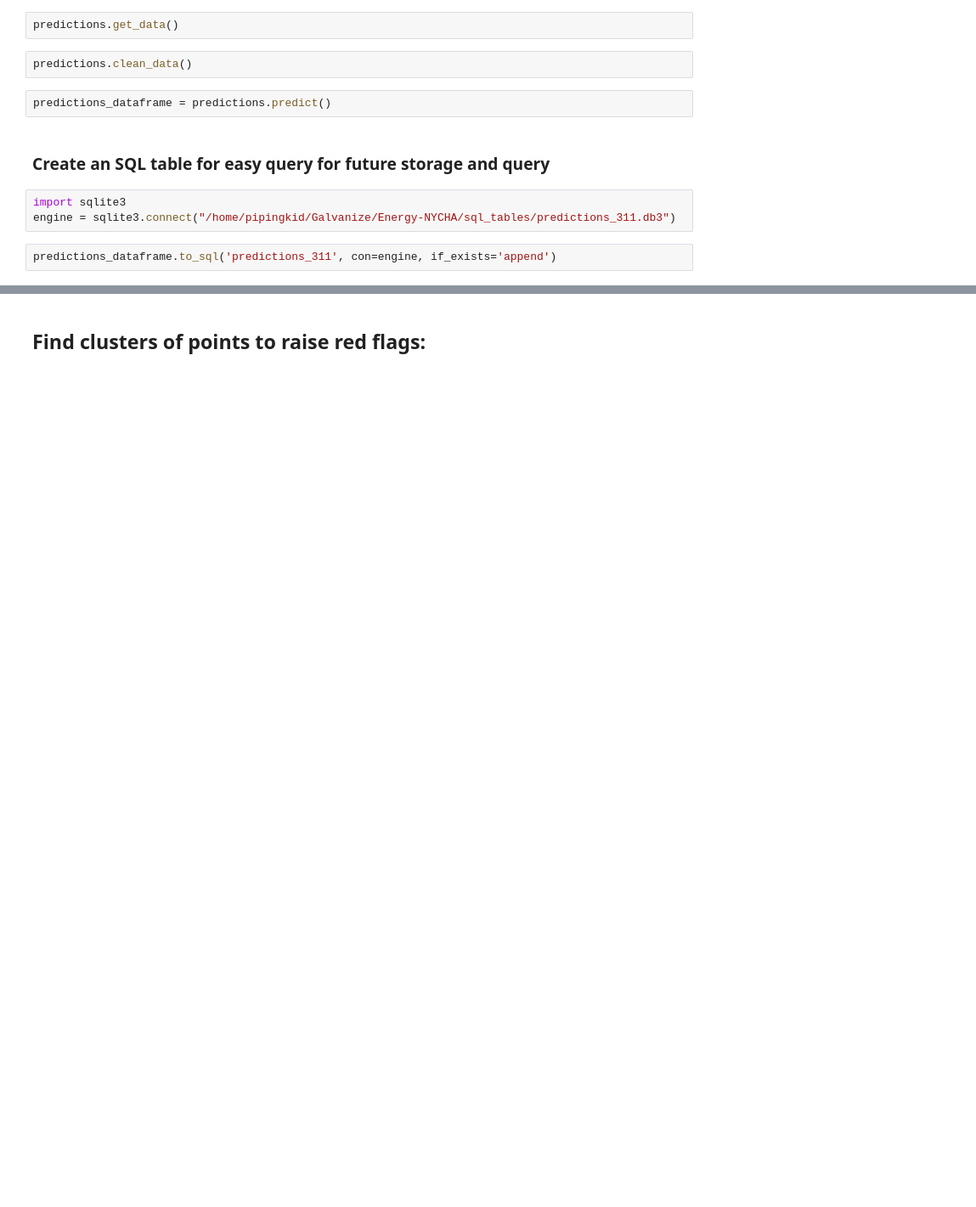
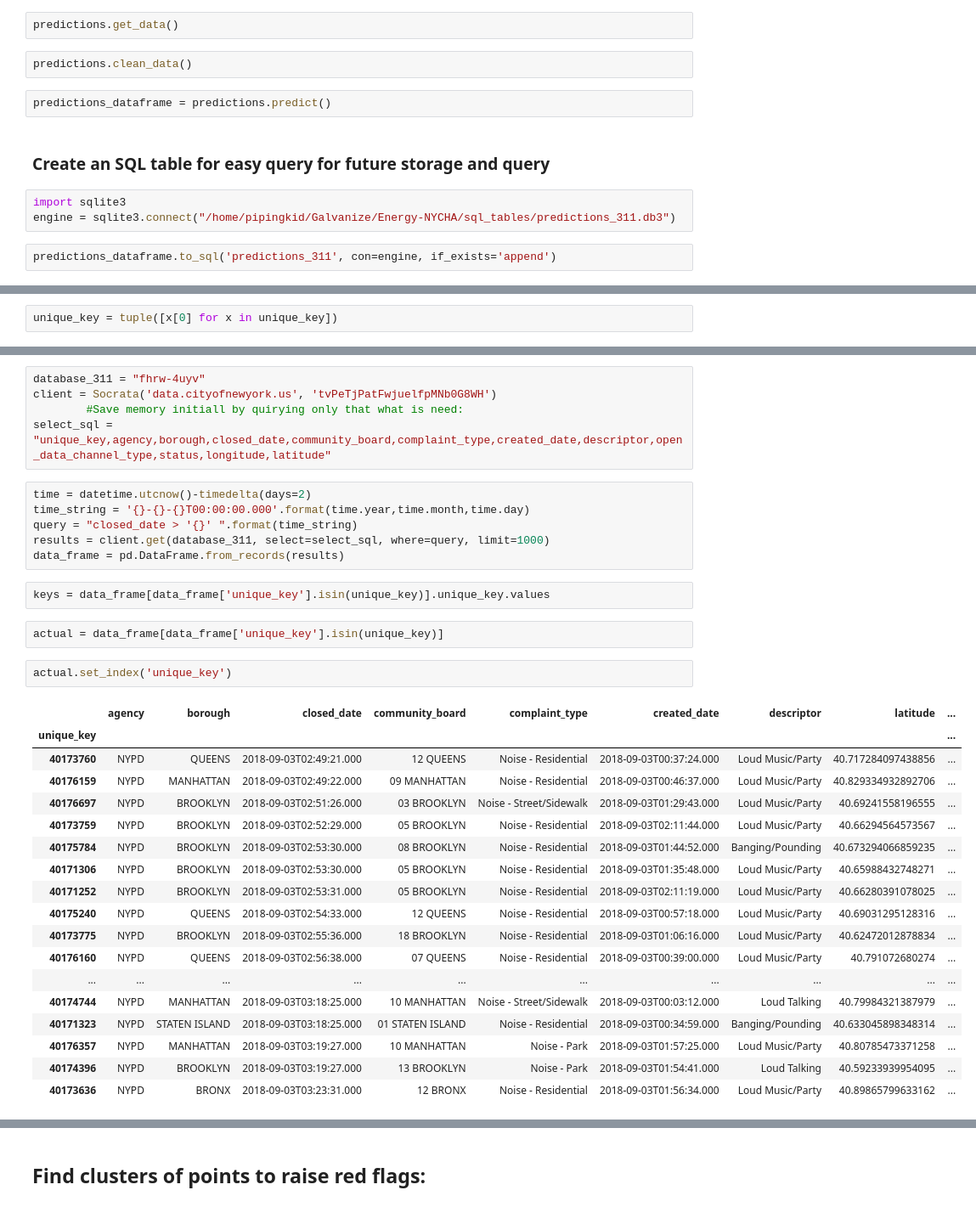
Before and after one commit to NickelousTex/Energy-NYCHA, a Jupyter notebook: EDA/MVP.ipynb, the cells around one changed output, grey strips where cells are left out. Shown at 85% size. Cells and saved outputs as stored; diff of their text form; blank space fills up the shorter version.

```diff
--- a/EDA/MVP.ipynb
+++ b/EDA/MVP.ipynb
@@ -513,0 +516,2 @@ engine.execute("SELECT *FROM predictions_311").fetchall()
+# %%
+unique_key = tuple([x[0] for x in unique_key])
@@ -513,0 +538,36 @@ engine.execute("SELECT *FROM predictions_311").fetchall()
+# %%
+database_311 = "fhrw-4uyv"
+client = Socrata('data.cityofnewyork.us', 'tvPeTjPatFwjuelfpMNb0G8WH')
+        #Save memory initiall by quirying only that what is need:
+select_sql = "unique_key,agency,borough,closed_date,community_board,complaint_type,created_date,descriptor,open_data_channel_type,status,longitude,latitude"
+# %%
+time = datetime.utcnow()-timedelta(days=2)
+time_string = '{}-{}-{}T00:00:00.000'.format(time.year,time.month,time.day)
+query = "closed_date > '{}' ".format(time_string)
+results = client.get(database_311, select=select_sql, where=query, limit=1000)
+data_frame = pd.DataFrame.from_records(results)
+# %%
+keys = data_frame[data_frame['unique_key'].isin(unique_key)].unique_key.values
+# %%
+actual = data_frame[data_frame['unique_key'].isin(unique_key)]
+# %%
+actual.set_index('unique_key')
+# %% [output]
+|  | agency | borough | closed_date | community_board | complaint_type | created_date | descriptor | latitude | ... |
+| unique_key |  |  |  |  |  |  |  |  | ... |
+| 40173760 | NYPD | QUEENS | 2018-09-03T02:49:21.000 | 12 QUEENS | Noise - Residential | 2018-09-03T00:37:24.000 | Loud Music/Party | 40.717284097438856 | ... |
+| 40176159 | NYPD | MANHATTAN | 2018-09-03T02:49:22.000 | 09 MANHATTAN | Noise - Residential | 2018-09-03T00:46:37.000 | Loud Music/Party | 40.829334932892706 | ... |
+| 40176697 | NYPD | BROOKLYN | 2018-09-03T02:51:26.000 | 03 BROOKLYN | Noise - Street/Sidewalk | 2018-09-03T01:29:43.000 | Loud Music/Party | 40.69241558196555 | ... |
+| 40173759 | NYPD | BROOKLYN | 2018-09-03T02:52:29.000 | 05 BROOKLYN | Noise - Residential | 2018-09-03T02:11:44.000 | Loud Music/Party | 40.66294564573567 | ... |
+| 40175784 | NYPD | BROOKLYN | 2018-09-03T02:53:30.000 | 08 BROOKLYN | Noise - Residential | 2018-09-03T01:44:52.000 | Banging/Pounding | 40.673294066859235 | ... |
+| 40171306 | NYPD | BROOKLYN | 2018-09-03T02:53:30.000 | 05 BROOKLYN | Noise - Residential | 2018-09-03T01:35:48.000 | Loud Music/Party | 40.65988432748271 | ... |
+| 40171252 | NYPD | BROOKLYN | 2018-09-03T02:53:31.000 | 05 BROOKLYN | Noise - Residential | 2018-09-03T02:11:19.000 | Loud Music/Party | 40.66280391078025 | ... |
+| 40175240 | NYPD | QUEENS | 2018-09-03T02:54:33.000 | 12 QUEENS | Noise - Residential | 2018-09-03T00:57:18.000 | Loud Music/Party | 40.69031295128316 | ... |
+| 40173775 | NYPD | BROOKLYN | 2018-09-03T02:55:36.000 | 18 BROOKLYN | Noise - Residential | 2018-09-03T01:06:16.000 | Loud Music/Party | 40.62472012878834 | ... |
+| 40176160 | NYPD | QUEENS | 2018-09-03T02:56:38.000 | 07 QUEENS | Noise - Residential | 2018-09-03T00:39:00.000 | Loud Music/Party | 40.791072680274 | ... |
+| ... | ... | ... | ... | ... | ... | ... | ... | ... | ... |
+| 40174744 | NYPD | MANHATTAN | 2018-09-03T03:18:25.000 | 10 MANHATTAN | Noise - Street/Sidewalk | 2018-09-03T00:03:12.000 | Loud Talking | 40.79984321387979 | ... |
+| 40171323 | NYPD | STATEN ISLAND | 2018-09-03T03:18:25.000 | 01 STATEN ISLAND | Noise - Residential | 2018-09-03T00:34:59.000 | Banging/Pounding | 40.633045898348314 | ... |
+| 40176357 | NYPD | MANHATTAN | 2018-09-03T03:19:27.000 | 10 MANHATTAN | Noise - Park | 2018-09-03T01:57:25.000 | Loud Music/Party | 40.80785473371258 | ... |
+| 40174396 | NYPD | BROOKLYN | 2018-09-03T03:19:27.000 | 13 BROOKLYN | Noise - Park | 2018-09-03T01:54:41.000 | Loud Talking | 40.59233939954095 | ... |
+| 40173636 | NYPD | BRONX | 2018-09-03T03:23:31.000 | 12 BRONX | Noise - Residential | 2018-09-03T01:56:34.000 | Loud Music/Party | 40.89865799633162 | ... |
```
Also changed, not shown: parts of 54 cells of this notebook, 12 other files.
